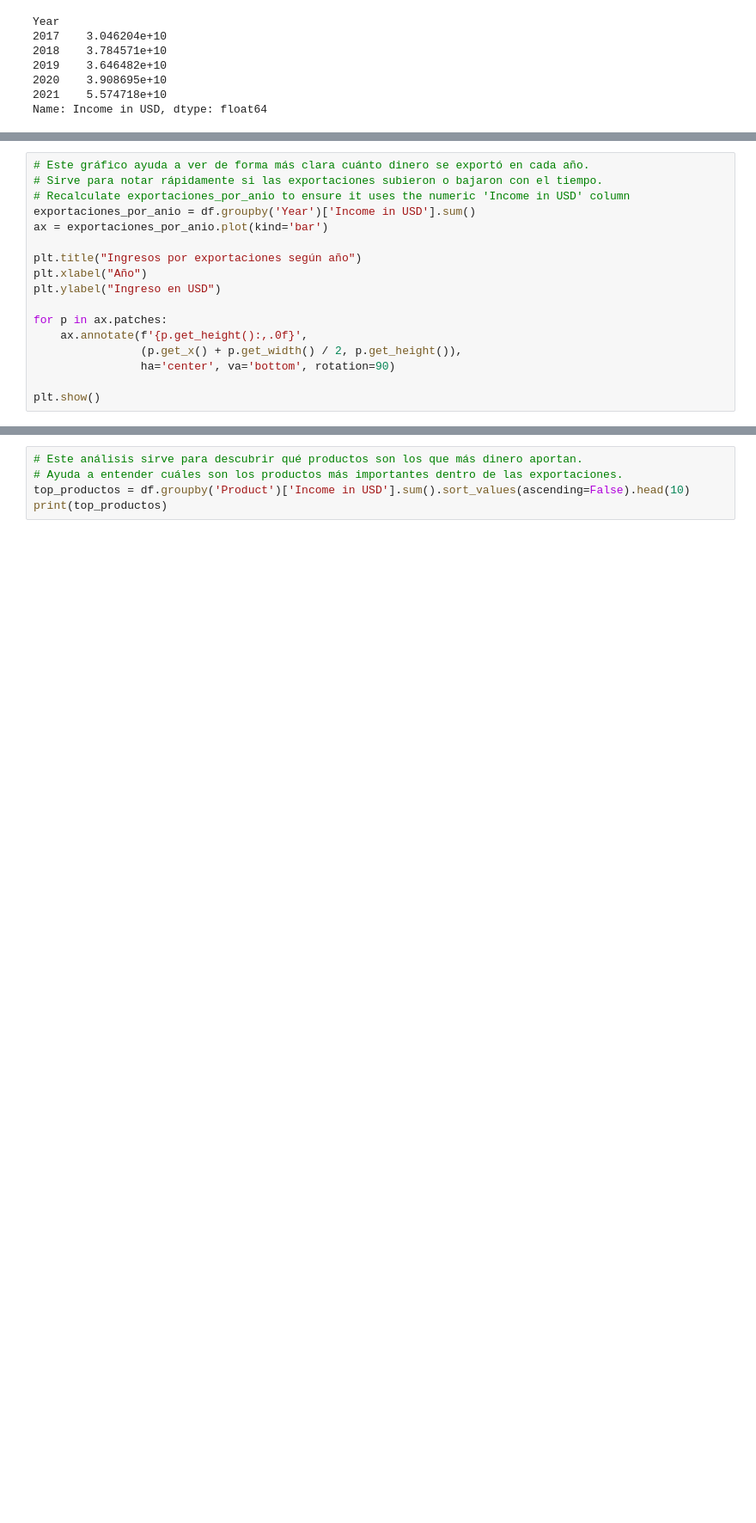
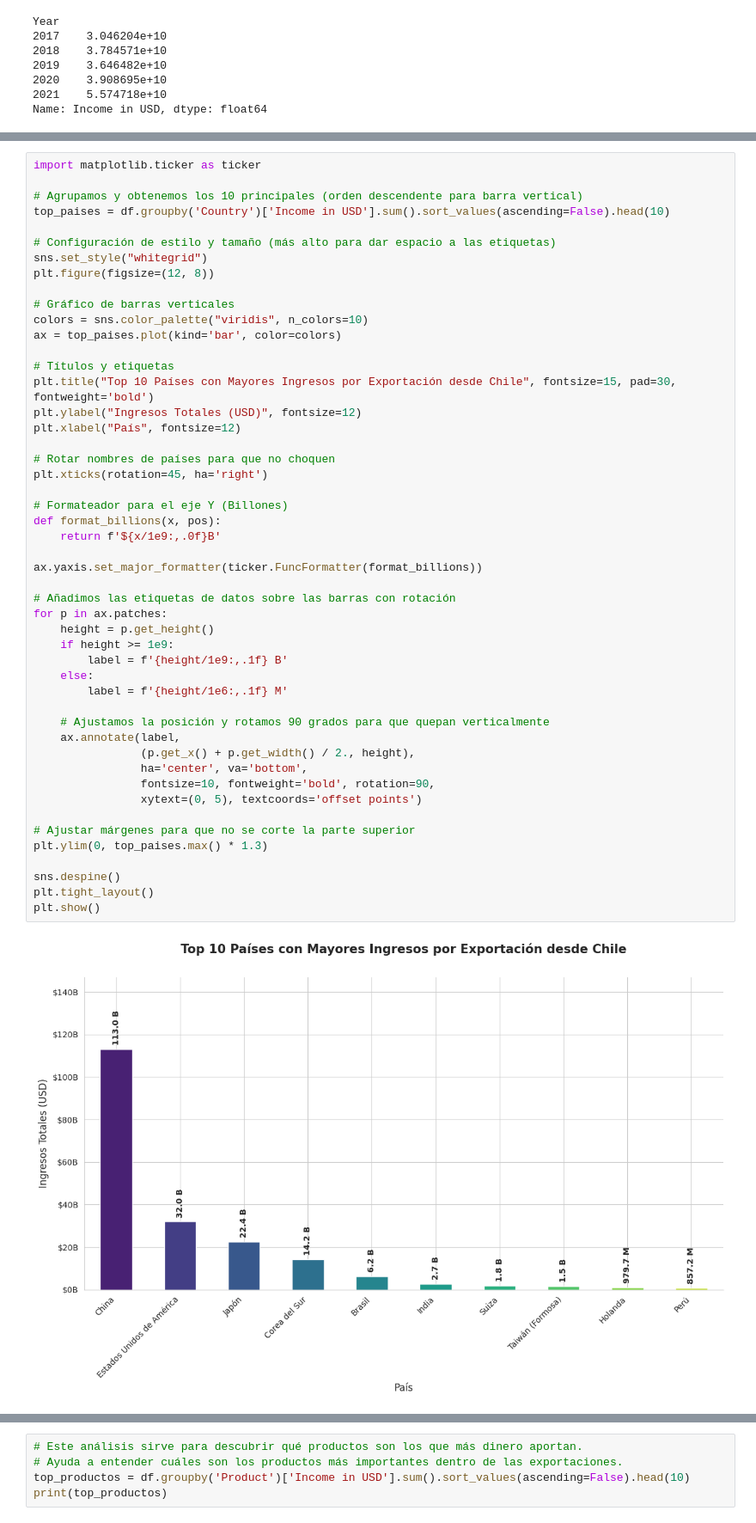
Before and after one commit to Cxris2145/MineriaDatos2026, a Jupyter notebook: ExportacionesChile2026.ipynb, the cells around one changed output, grey strips where cells are left out. Shown at 86% size. Saved outputs shown, nothing was run; the diff lists cells and outputs as text; blank space fills up the shorter version.

```diff
--- a/ExportacionesChile2026.ipynb
+++ b/ExportacionesChile2026.ipynb
@@ -341,17 +288,0 @@ plt.show()
-# %%
-# Este gráfico ayuda a ver de forma más clara cuánto dinero se exportó en cada año.
-# Sirve para notar rápidamente si las exportaciones subieron o bajaron con el tiempo.
-# Recalculate exportaciones_por_anio to ensure it uses the numeric 'Income in USD' column
-exportaciones_por_anio = df.groupby('Year')['Income in USD'].sum()
-ax = exportaciones_por_anio.plot(kind='bar')
-
-plt.title("Ingresos por exportaciones según año")
-plt.xlabel("Año")
-plt.ylabel("Ingreso en USD")
-
-for p in ax.patches:
-    ax.annotate(f'{p.get_height():,.0f}',
-                (p.get_x() + p.get_width() / 2, p.get_height()),
-                ha='center', va='bottom', rotation=90)
-
-plt.show()
@@ -359,0 +371,51 @@ plt.show()
+# %%
+import matplotlib.ticker as ticker
+
+# Agrupamos y obtenemos los 10 principales (orden descendente para barra vertical)
+top_paises = df.groupby('Country')['Income in USD'].sum().sort_values(ascending=False).head(10)
+
+# Configuración de estilo y tamaño (más alto para dar espacio a las etiquetas)
+sns.set_style("whitegrid")
+plt.figure(figsize=(12, 8))
+
+# Gráfico de barras verticales
+colors = sns.color_palette("viridis", n_colors=10)
+ax = top_paises.plot(kind='bar', color=colors)
+
+# Títulos y etiquetas
+plt.title("Top 10 Países con Mayores Ingresos por Exportación desde Chile", fontsize=15, pad=30, fontweight='bold')
+plt.ylabel("Ingresos Totales (USD)", fontsize=12)
+plt.xlabel("País", fontsize=12)
+
+# Rotar nombres de países para que no choquen
+plt.xticks(rotation=45, ha='right')
+
+# Formateador para el eje Y (Billones)
+def format_billions(x, pos):
+    return f'${x/1e9:,.0f}B'
+
+ax.yaxis.set_major_formatter(ticker.FuncFormatter(format_billions))
+
+# Añadimos las etiquetas de datos sobre las barras con rotación
+for p in ax.patches:
+    height = p.get_height()
+    if height >= 1e9:
+        label = f'{height/1e9:,.1f} B'
+    else:
+        label = f'{height/1e6:,.1f} M'
+
+    # Ajustamos la posición y rotamos 90 grados para que quepan verticalmente
+    ax.annotate(label,
+                (p.get_x() + p.get_width() / 2., height),
+                ha='center', va='bottom',
+                fontsize=10, fontweight='bold', rotation=90,
+                xytext=(0, 5), textcoords='offset points')
+
+# Ajustar márgenes para que no se corte la parte superior
+plt.ylim(0, top_paises.max() * 1.3)
+
+sns.despine()
+plt.tight_layout()
+plt.show()
+# %% [output]
+[figure, added]
```
Also changed, not shown: parts of 24 cells of this notebook.
